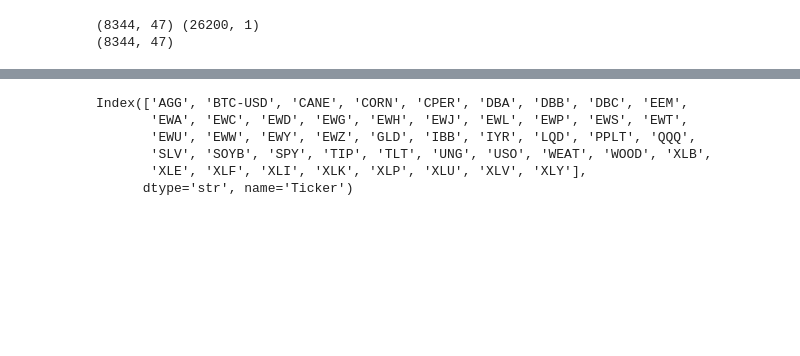
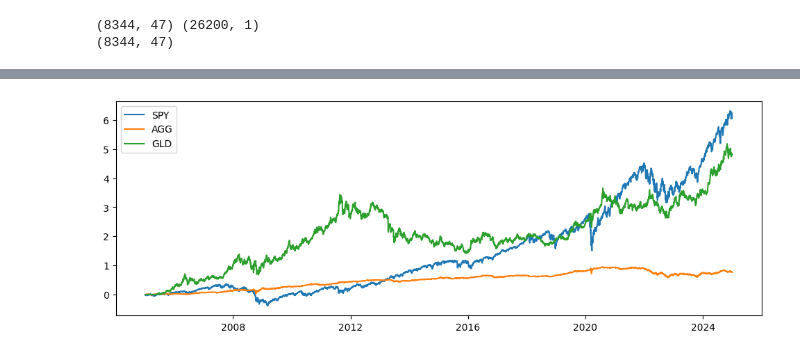
Before and after one commit to codezart44/Portfolio-Optimization, a Jupyter notebook: backtest/main.ipynb, the cells around one changed output, grey strips where cells are left out. Cells and saved outputs as stored; diff of their text form; code cells hidden in the pictures; blank space fills up the shorter version.

```diff
--- a/backtest/main.ipynb
+++ b/backtest/main.ipynb
@@ -128,12 +135,7 @@ np.float64(0.08099082748315031)
-# %%
-dl.universe
-# %% [output]
-Index(['AGG', 'BTC-USD', 'CANE', 'CORN', 'CPER', 'DBA', 'DBB', 'DBC', 'EEM',
-       'EWA', 'EWC', 'EWD', 'EWG', 'EWH', 'EWJ', 'EWL', 'EWP', 'EWS', 'EWT',
-       'EWU', 'EWW', 'EWY', 'EWZ', 'GLD', 'IBB', 'IYR', 'LQD', 'PPLT', 'QQQ',
-       'SLV', 'SOYB', 'SPY', 'TIP', 'TLT', 'UNG', 'USO', 'WEAT', 'WOOD', 'XLB',
-       'XLE', 'XLF', 'XLI', 'XLK', 'XLP', 'XLU', 'XLV', 'XLY'],
-      dtype='str', name='Ticker')
+# %%
+asset_plot(m1, figsize=(12, 4))
+# %% [output]
+[figure, added]
 # %%
 # riskmodel/k10_lb6m_hc6m_hv2m.npz
 # FIRST_DATE = "2005-01-03"
```
Also changed, not shown: parts of 7 cells of this notebook, 7 other files.
